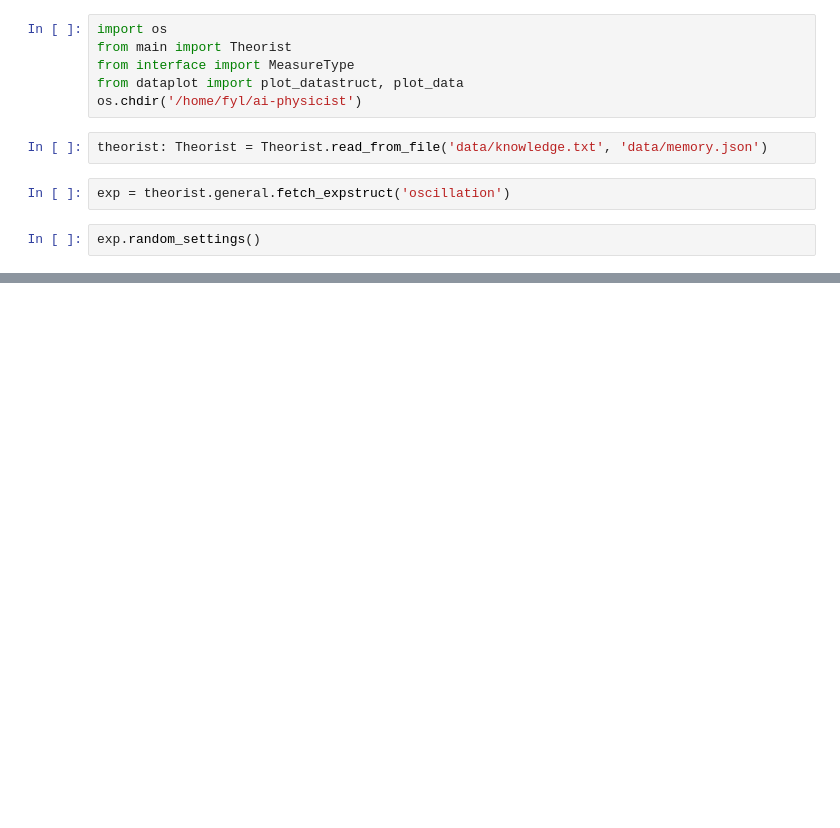
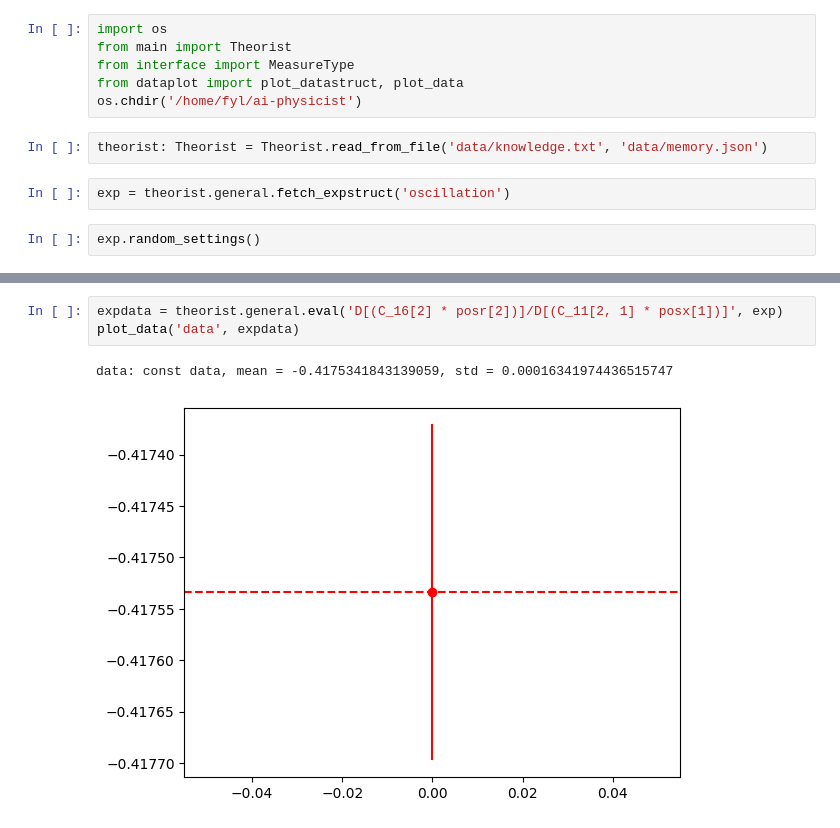
Before and after one commit to catmeow123456/ai-physicist, a Jupyter notebook: python/debug2.ipynb, the cells around one changed output, grey strips where cells are left out. Drawn from its saved outputs; the diff is of its cells as text; blank space fills up the shorter version.

```diff
--- a/python/debug2.ipynb
+++ b/python/debug2.ipynb
@@ -23,0 +36,6 @@ data: const data, mean = -0.08064930922766353, std = 8.117744272207448e-06
+# %%
+expdata = theorist.general.eval('D[(C_16[2] * posr[2])]/D[(C_11[2, 1] * posx[1])]', exp)
+plot_data('data', expdata)
+# %% [output]
+data: const data, mean = -0.4175341843139059, std = 0.00016341974436515747
+[figure, added]
```
Also changed, not shown: parts of 5 cells of this notebook, 7 other files.
